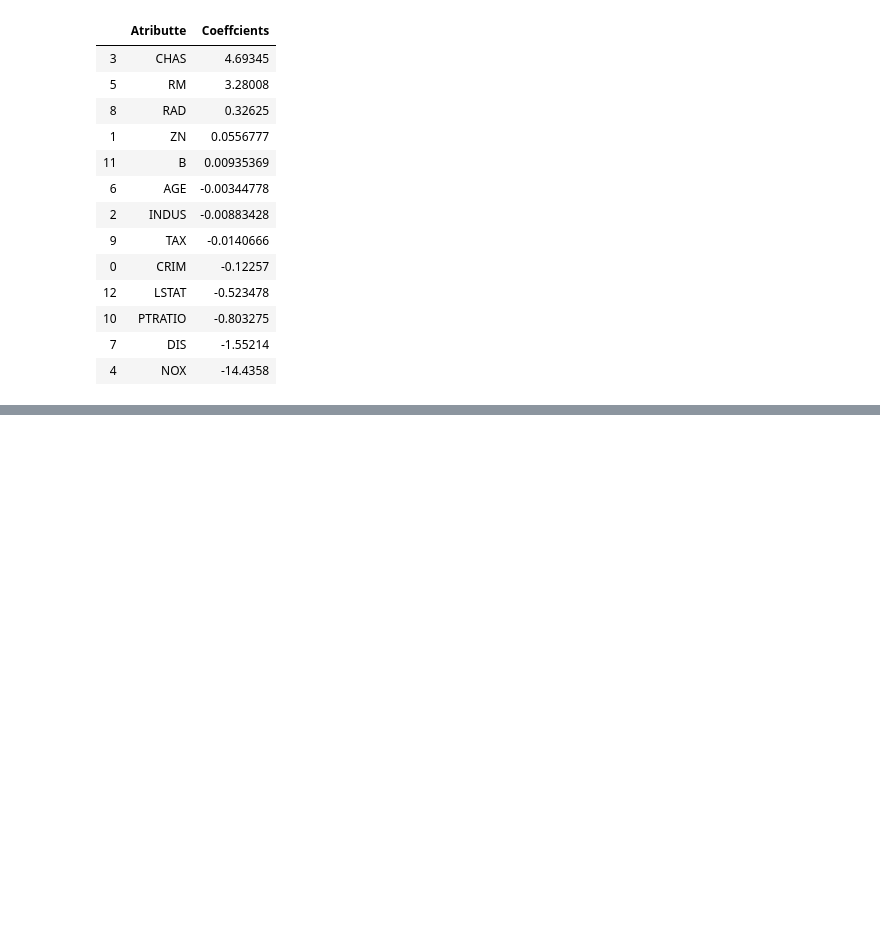
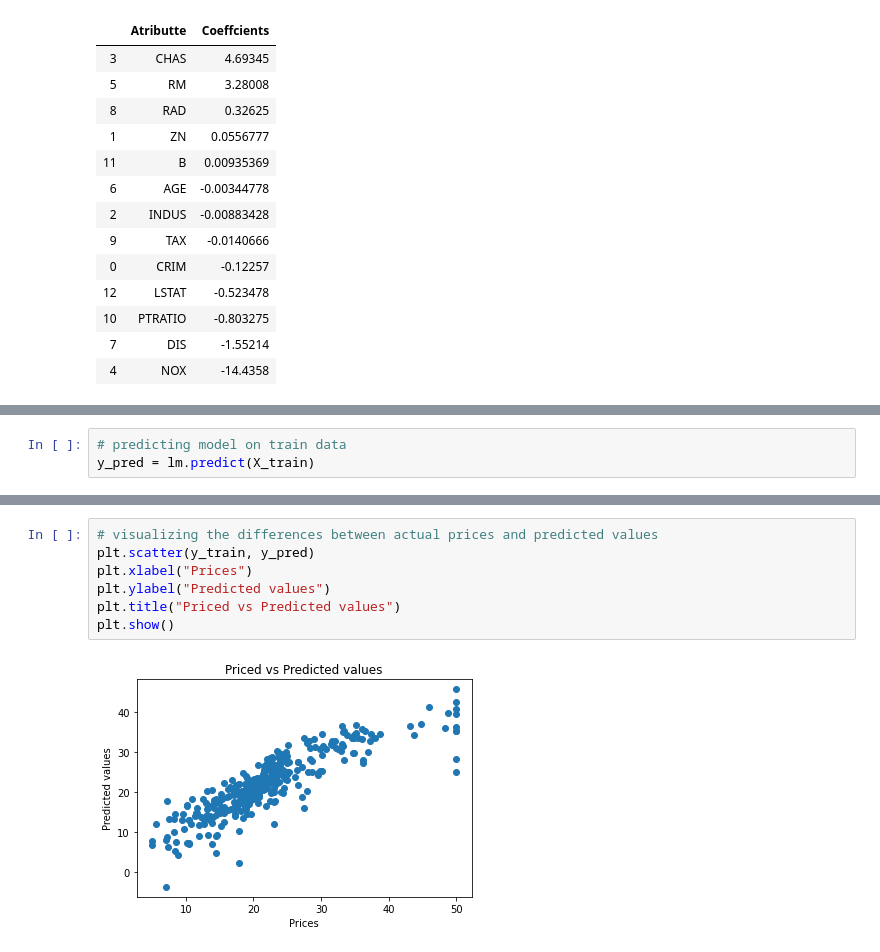
Before and after one commit to gonzalo71/TestGit, a Jupyter notebook: regresion_lineal_youtube.ipynb, the cells around one changed output, grey strips where cells are left out. Saved outputs shown, nothing was run; the diff lists cells and outputs as text; blank space fills up the shorter version.

```diff
--- a/regresion_lineal_youtube.ipynb
+++ b/regresion_lineal_youtube.ipynb
@@ -419,0 +422,3 @@ coeffcients.sort_values(by="Coeffcients",ascending=False)
+# %%
+# predicting model on train data
+y_pred = lm.predict(X_train)
@@ -419,0 +436,9 @@ coeffcients.sort_values(by="Coeffcients",ascending=False)
+# %%
+# visualizing the differences between actual prices and predicted values
+plt.scatter(y_train, y_pred)
+plt.xlabel("Prices")
+plt.ylabel("Predicted values")
+plt.title("Priced vs Predicted values")
+plt.show()
+# %% [output]
+[figure, added]
```
Also changed, not shown: parts of 9 cells of this notebook.
